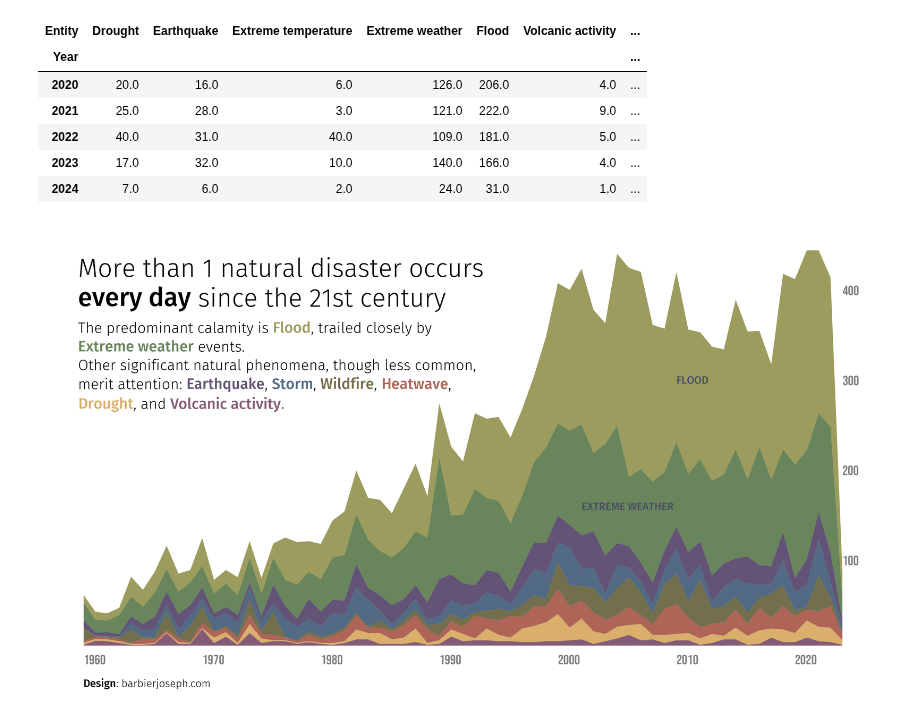
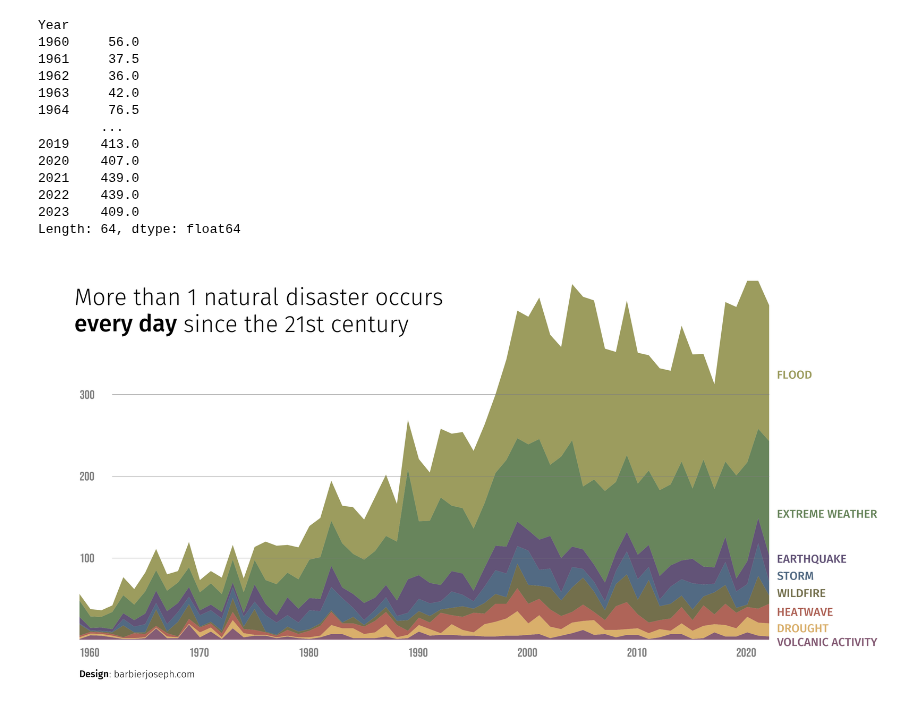
Before and after one commit to JosephBARBIERDARNAL/misc-dataviz, a Jupyter notebook: natural-disaster/code.ipynb, the cells around one changed output. Saved outputs shown, nothing was run; the diff lists cells and outputs as text; code cells hidden in the pictures.

Commit message:
add stacked area plot

```diff
--- a/natural-disaster/code.ipynb
+++ b/natural-disaster/code.ipynb
@@ -19,16 +19,23 @@ df = df[~df['Entity'].isin(['Fog', 'Glacial lake outburst flood'])]
 df = df.pivot_table(index='Entity', columns='Year', values='Disasters').T
 df.loc[1900, :] = df.loc[1900, :].fillna(0)
 df = df[df.index >= 1960]
+df = df[df.index <= 2023]
 df = df.interpolate(axis=1)
-df.tail()#.sum(axis=1)
+df.sum(axis=1)
 # %% [output]
-| Entity | Drought | Earthquake | Extreme temperature | Extreme weather | Flood | Volcanic activity | ... |
-| Year |  |  |  |  |  |  | ... |
-| 2020 | 20.0 | 16.0 | 6.0 | 126.0 | 206.0 | 4.0 | ... |
-| 2021 | 25.0 | 28.0 | 3.0 | 121.0 | 222.0 | 9.0 | ... |
-| 2022 | 40.0 | 31.0 | 40.0 | 109.0 | 181.0 | 5.0 | ... |
-| 2023 | 17.0 | 32.0 | 10.0 | 140.0 | 166.0 | 4.0 | ... |
-| 2024 | 7.0 | 6.0 | 2.0 | 24.0 | 31.0 | 1.0 | ... |
+Year
+1960     56.0
+1961     37.5
+1962     36.0
+1963     42.0
+1964     76.5
+        ...
+2019    413.0
+2020    407.0
+2021    439.0
+2022    439.0
+2023    409.0
+Length: 64, dtype: float64
 # %%
 personal_path = '/Users/josephbarbier/Library/Fonts/'
 font = FontProperties(fname=personal_path + 'BebasNeue-Regular.ttf')
@@ -57,52 +64,61 @@ for year in range(1960, 2030, 10):
    ax_text(
       x=year, y=-10, s=f'{year}',
       va='top', ha='left',
       font=font, fontsize=13,
       color='grey'
    )
 
-for value in range(100, 500, 100):
+for value in range(100, 400, 100):
    ax_text(
-      x=2024, y=value, s=f'{value}',
-      va='top', ha='left',
+      x=1960, y=value, s=f'{value}',
+      va='center', ha='left',
       font=font, fontsize=13,
       color='grey'
    )
-
-ax_text(x=2010, y=300, s='Flood'.upper(), color='#4a4e69', font=other_bold_font)
-ax_text(x=2002, y=160, s='Extreme weather'.upper(), color='#4a4e69', font=other_bold_font)
+   # horizontal line
+   ax.plot([1963, 2023], [value, value], color='grey', lw=.4)
 
 text = """
 The predominant calamity is <Flood>, trailed closely by
 <Extreme weather> events.
 Other significant natural phenomena, though less common,
 merit attention: <Earthquake>, <Storm>, <Wildfire>, <Heatwave>,
 <Drought>, and <Volcanic activity>.
 """
-fig_text(
-   x=.155, y=.72, s=text, fontsize=14,
-   ha='left', va='top', color='black',
-   font=other_font, fig=fig,
-   highlight_textprops=[
-      {'color': colors[7], 'font': other_bold_font},
-      {'color': colors[6], 'font': other_bold_font},
-      {'color': colors[5], 'font': other_bold_font},
-      {'color': colors[4], 'font': other_bold_font},
-      {'color': colors[3], 'font': other_bold_font},
-      {'color': colors[2], 'font': other_bold_font},
-      {'color': colors[1], 'font': other_bold_font},
-      {'color': colors[0], 'font': other_bold_font}
-   ]
-)
+# fig_text(
+#    x=.155, y=.72, s=text, fontsize=14,
+#    ha='left', va='top', color='black',
+#    font=other_font, fig=fig,
+#    highlight_textprops=[
+#       {'color': colors[7], 'font': other_bold_font},
+#       {'color': colors[6], 'font': other_bold_font},
+#       {'color': colors[5], 'font': other_bold_font},
+#       {'color': colors[4], 'font': other_bold_font},
+#       {'color': colors[3], 'font': other_bold_font},
+#       {'color': colors[2], 'font': other_bold_font},
+#       {'color': colors[1], 'font': other_bold_font},
+#       {'color': colors[0], 'font': other_bold_font}
+#    ]
+# )
 
 fig_text(
    s='<Design>: barbierjoseph.com', x=.16, y=.05,
    fontsize=10, ha='left', va='top',
    color='black', fontproperties=other_font,
    highlight_textprops=[{'font': other_bold_font}]
 )
 
+
+ax_text(x=2023.7, y=330, s='Flood'.upper(), color=colors[7], font=other_bold_font, fontsize=12)
+ax_text(x=2023.7, y=160, s='Extreme weather'.upper(), color=colors[6], font=other_bold_font, fontsize=12)
+ax_text(x=2023.7, y=105, s='Earthquake'.upper(), color=colors[5], font=other_bold_font, fontsize=12)
+ax_text(x=2023.7, y=84, s='Storm'.upper(), color=colors[4], font=other_bold_font, fontsize=12)
+ax_text(x=2023.7, y=63, s='Wildfire'.upper(), color=colors[3], font=other_bold_font, fontsize=12)
+ax_text(x=2023.7, y=40, s='Heatwave'.upper(), color=colors[2], font=other_bold_font, fontsize=12)
+ax_text(x=2023.7, y=20, s='Drought'.upper(), color=colors[1], font=other_bold_font, fontsize=12)
+ax_text(x=2023.7, y=3, s='Volcanic activity'.upper(), color=colors[0], font=other_bold_font, fontsize=12)
+
 plt.savefig('natural-disasters.png', bbox_inches='tight', dpi=300)
 plt.show()
 # %% [output]
-[figure, old version]
+[figure, new version]
```
Also changed, not shown: 1 other file.
